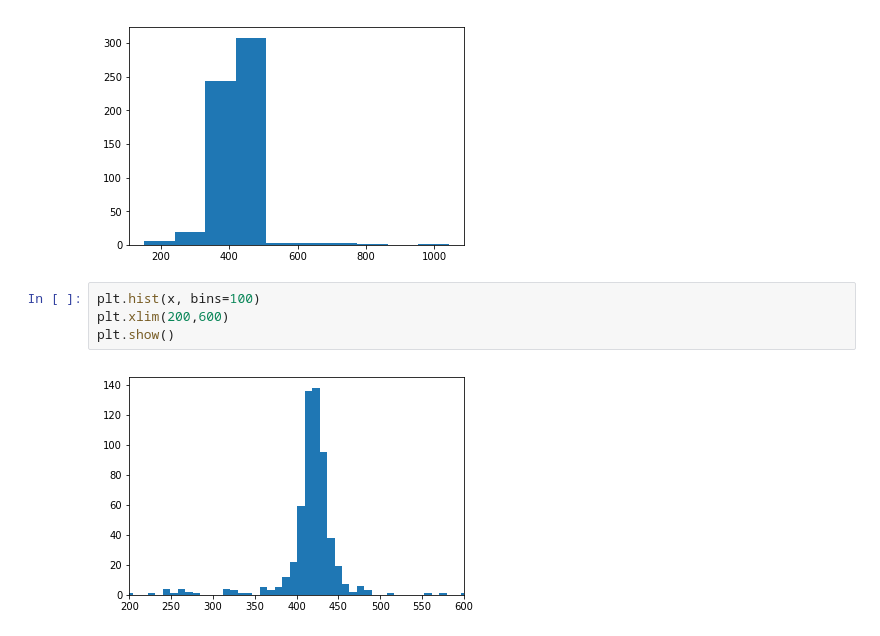
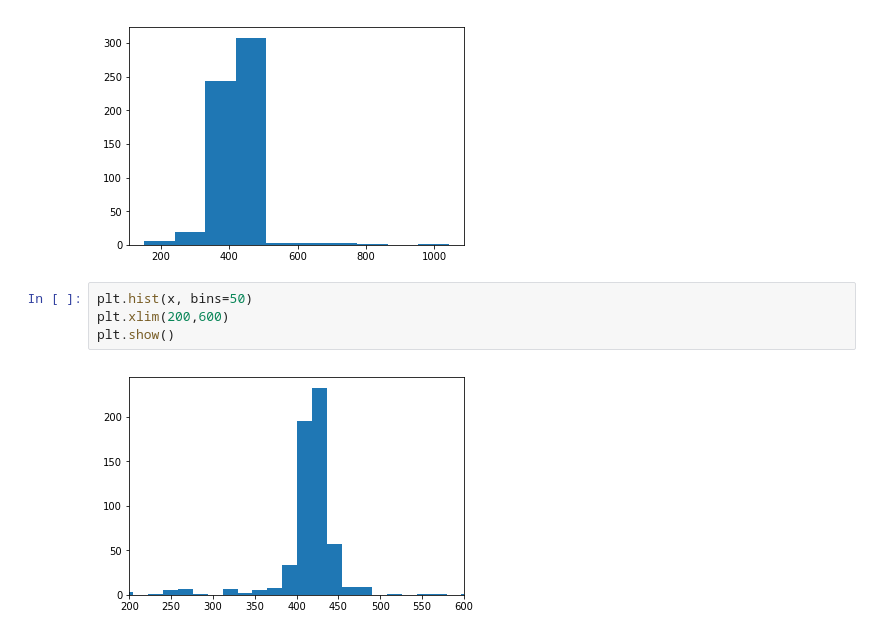
Before and after one commit to kolchinski/1000_PCR_analysis, a Jupyter notebook: analysis.ipynb, the cells around one changed output. Saved outputs shown, nothing was run; the diff lists cells and outputs as text.

```diff
--- a/analysis.ipynb
+++ b/analysis.ipynb
@@ -22,8 +24,8 @@ plt.show()
 # %% [output]
 [figure]
 # %%
-plt.hist(x, bins=100)
+plt.hist(x, bins=50)
 plt.xlim(200,600)
 plt.show()
 # %% [output]
-[figure, old version]
+[figure, new version]
```
Also changed, not shown: parts of 10 cells of this notebook.
